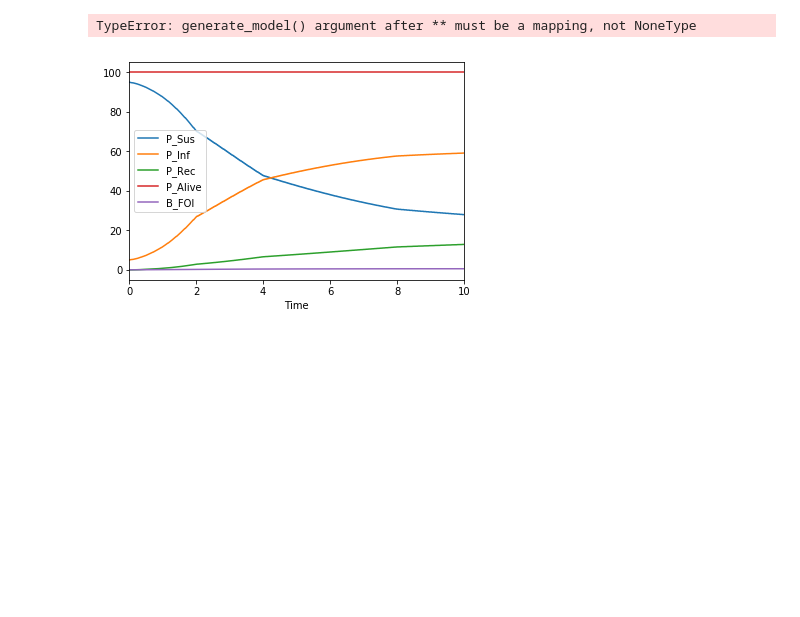
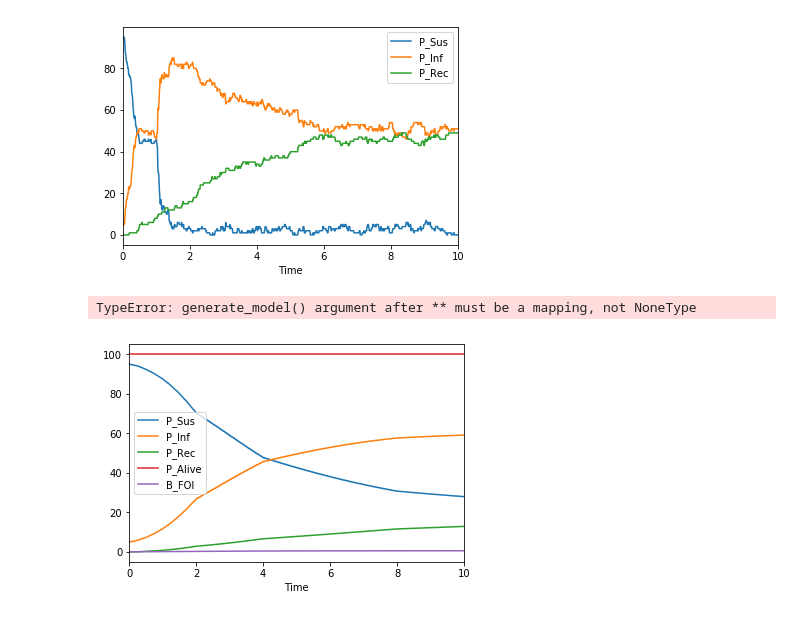
Before and after one commit to CxModelling/PyComplexism, a Jupyter notebook: Hood.ipynb, the cells around one changed output. Saved outputs shown, nothing was run; the diff lists cells and outputs as text; code cells hidden in the pictures; blank space fills up the shorter version.

Commit message:
add step function

```diff
--- a/Hood.ipynb
+++ b/Hood.ipynb
@@ -34,6 +35,18 @@ CTBN SIR_BN {
 da = Director()
 da.read_pc(par_script)
 da.read_dc(dc_ctbn_script)
+# %%
+cfd = da.new_mc('ABM_M2', 'ABM', tar_pc='pSIR', tar_dc='SIR_BN')
+cfd.add_behaviour('cycle', be_type='Reincarnation', s_birth = 'Sus', s_death = 'Dead')
+cfd.add_behaviour('step', be_type='TimeStep', ts=[0.5, 1], ys=[1, 0.1, 5], t_tar = 'Infect')
+
+cfd.set_observations(states=['Sus', 'Inf', 'Rec'])
+
+mod, out = da.simulate('ABM_M2', y0={'Sus': 95, 'Inf': 5}, fr=0 ,to=10, dt=.01)
+out.plot()
+plt.show()
+# %% [output]
+[figure, added]
 # %%
 cfd = da.new_mc('ABM_M2', 'ABM', tar_pc='pSIR', tar_dc='SIR_BN')
 cfd.add_network('IDU', 'BA', m=2)
```
Also changed, not shown: parts of 2 cells of this notebook, 8 other files.
